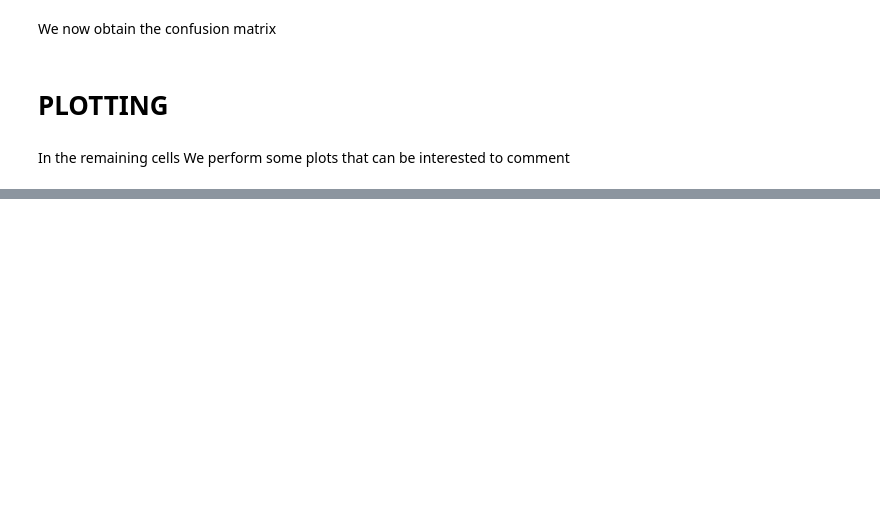
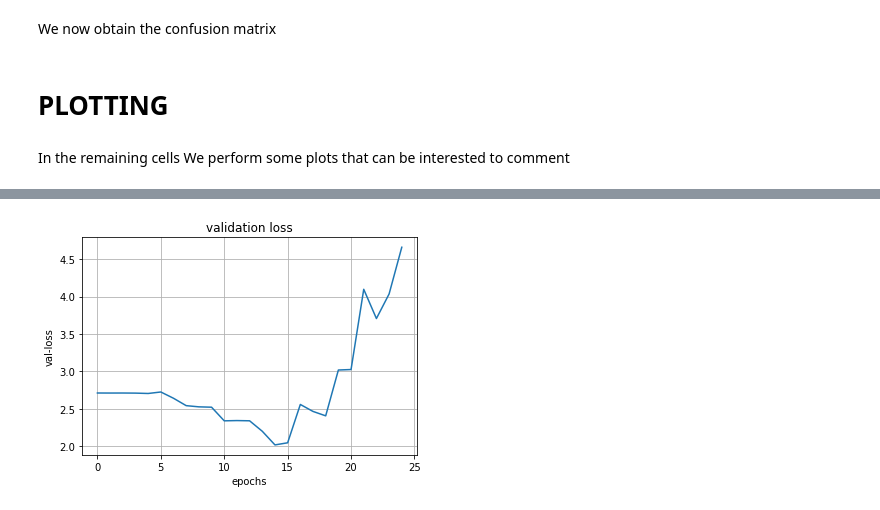
Before and after one commit to Gideon996/Computer-Vision-2020, a Jupyter notebook: Point_One.ipynb, the cells around one changed output, grey strips where cells are left out. Saved outputs shown, nothing was run; the diff lists cells and outputs as text; code cells hidden in the pictures; blank space fills up the shorter version.

Commit message:
We can now print all necessary plot. Point one is complete

```diff
--- a/Point_One.ipynb
+++ b/Point_One.ipynb
@@ -163,0 +164,9 @@ AttributeError: module 'dataSetUtility' has no attribute 'plotConfusionMatrix'
+# %%
+plt.title("validation loss")
+plt.xlabel("epochs")
+plt.ylabel("val-loss")
+plt.plot(history.history['val_loss'])
+plt.grid()
+plt.savefig("images_point_one/validation_loss.jpg")
+# %% [output]
+[figure, added]
```
Also changed, not shown: parts of 8 cells of this notebook, 4 other files.
